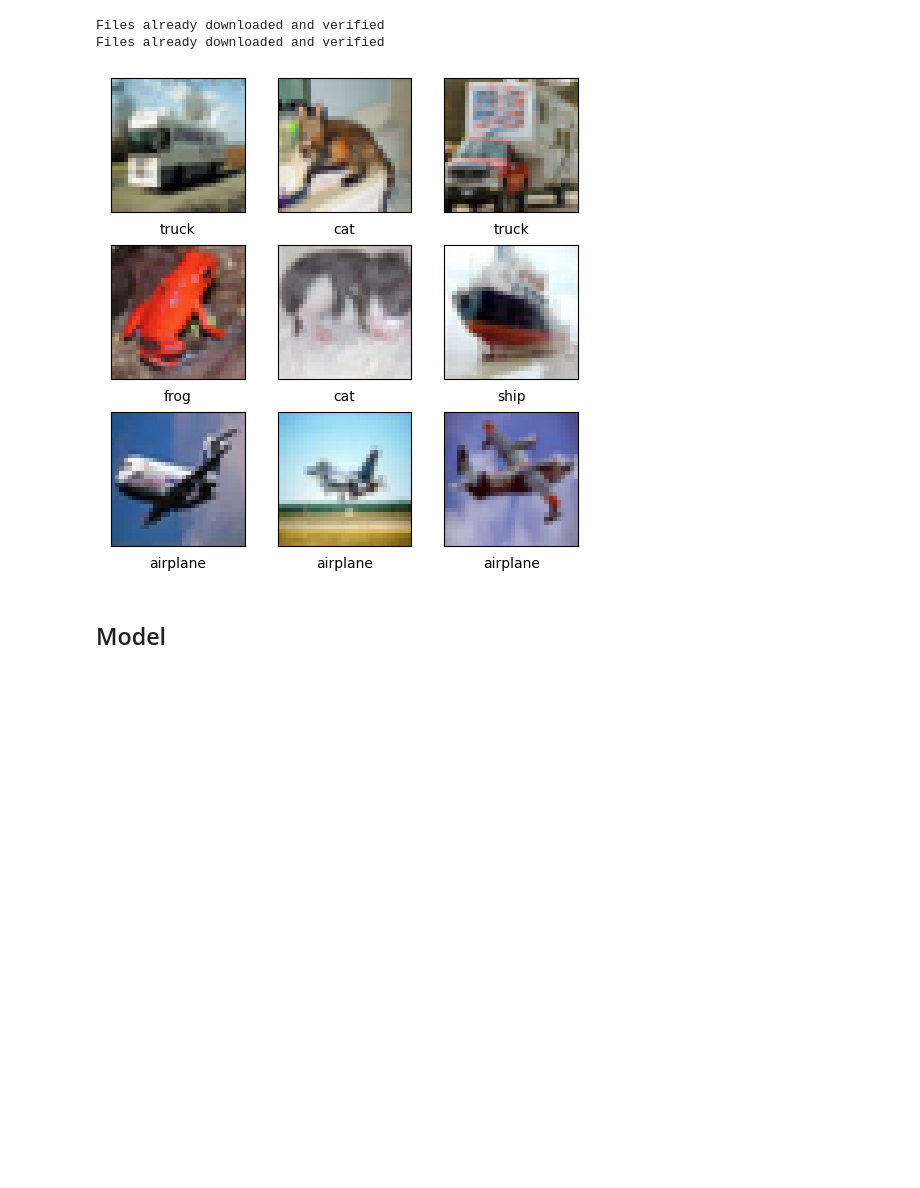
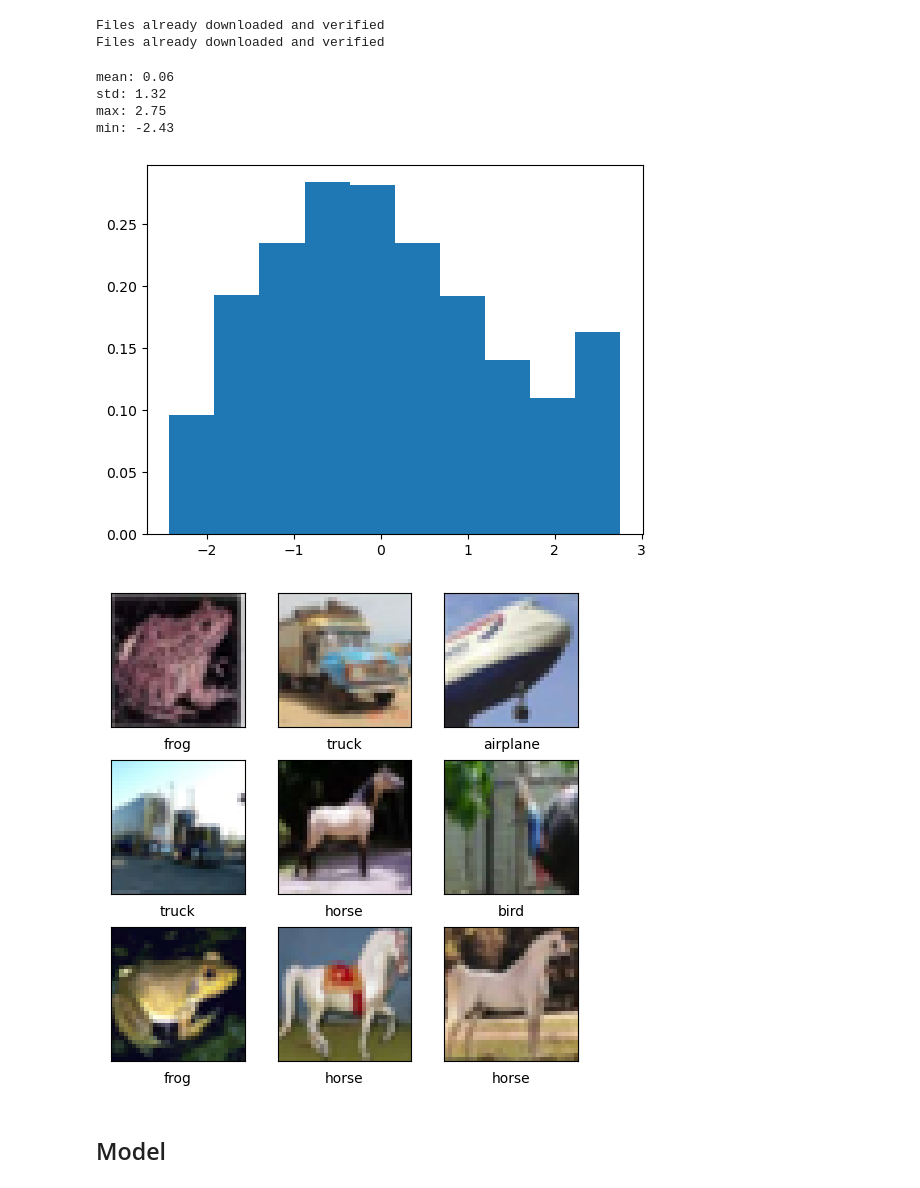
Before and after one commit to stkao05/cs231, a Jupyter notebook: experiments/cifar.ipynb, the cells around one changed output. Drawn from its saved outputs; the diff is of its cells as text; code cells hidden in the pictures; blank space fills up the shorter version.

```diff
--- a/experiments/cifar.ipynb
+++ b/experiments/cifar.ipynb
@@ -46,6 +44,23 @@ splits = {
 # %% [output]
 Files already downloaded and verified
 Files already downloaded and verified
+# %%
+x, _ = next(iter(dl_train))
+x = x.view(-1)
+print(f"mean: {x.mean():.2f}")
+print(f"std: {x.std():.2f}")
+print(f"max: {x.max():.2f}")
+print(f"min: {x.min():.2f}")
+
+# hy, hx = torch.histogram(x, density=True)
+# plt.plot(hx[:-1].detach(), hy.detach())
+plt.hist(x, density=True);
+# %% [output]
+mean: 0.06
+std: 1.32
+max: 2.75
+min: -2.43
+[figure, added]
 # %%
 def plot_sample(xb, yb, pred=None):
     fig, axs = plt.subplots(3, 3, figsize=(5, 5), layout='constrained')
@@ -71,7 +86,7 @@ def plot_sample(xb, yb, pred=None):
 xb, yb = next(iter(dl_train))
 plot_sample(xb, yb)
 # %% [output]
-[figure, old version]
+[figure, new version]
 # %% [markdown]
 ## Model
 # %%
```
Also changed, not shown: parts of 17 cells of this notebook.
